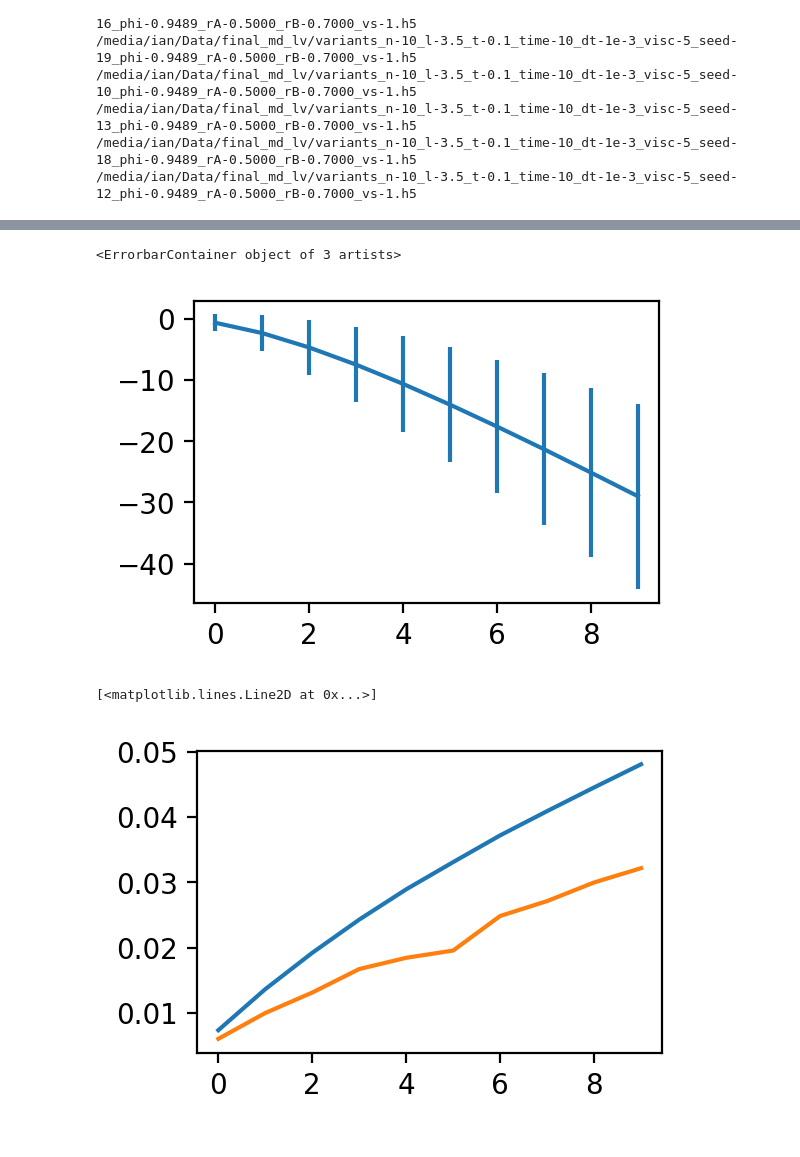
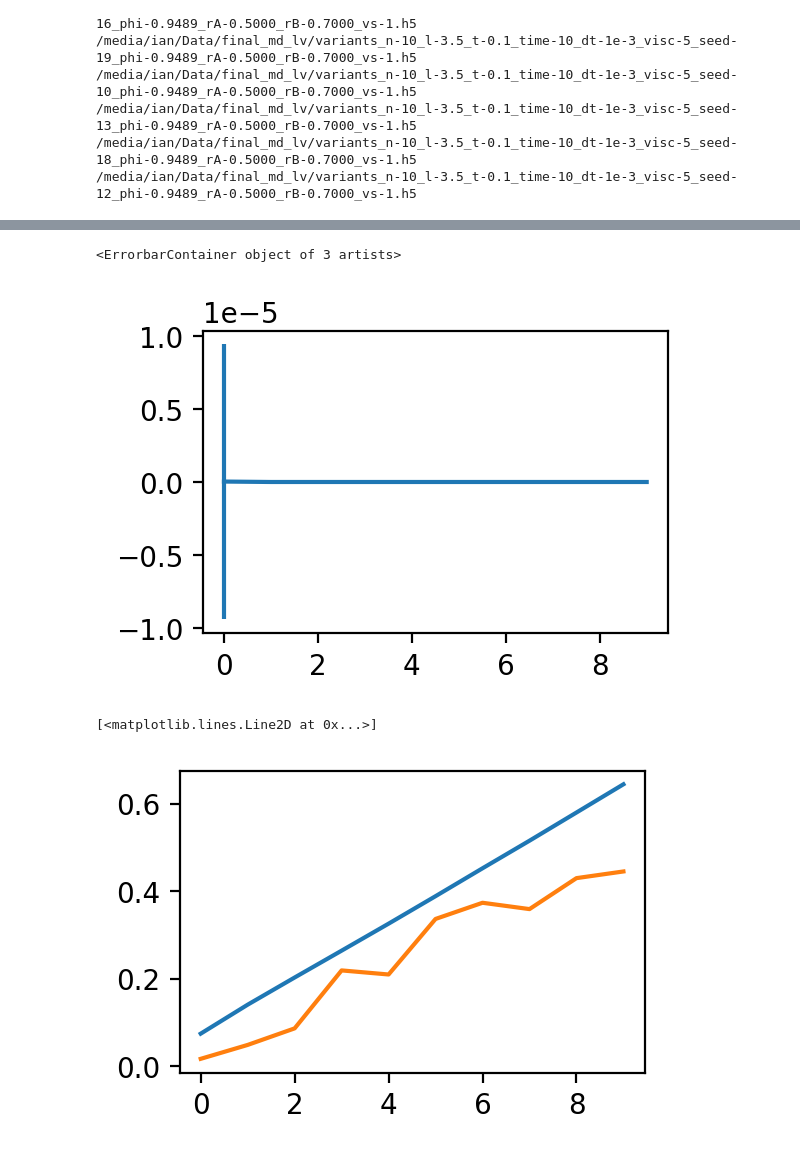
Before and after one commit to ianrgraham/md-lv, a Jupyter notebook: new_notebooks/check_h5.ipynb, the cells around one changed output, grey strips where cells are left out. Drawn from its saved outputs; the diff is of its cells as text; code cells hidden in the pictures.

```diff
--- a/new_notebooks/check_h5.ipynb
+++ b/new_notebooks/check_h5.ipynb
@@ -31,7 +31,7 @@ MSD_f = np.zeros(10)
 MSD_pred_f = np.zeros(10)
 Ibs = []
 
-var_idx = 0
+var_idx = 2
 
 M = 0
 
@@ -94,8 +105,10 @@ array([2.2899808 , 3.87030304, 5.02547752, 6.469129  , 6.82440278,
+# %%
+exp_Ibs = np.exp(Ibs)
 # %%
-plt.errorbar(x=np.arange(0,10), y=np.mean(Ibs, axis=0), yerr=np.std(Ibs, axis=0))
+plt.errorbar(x=np.arange(0,10), y=np.mean(exp_Ibs, axis=0), yerr=np.std(exp_Ibs, axis=0))
 # %% [output]
 <ErrorbarContainer object of 3 artists>
-[figure, old version]
+[figure, new version]
 # %%
 plt.plot(MSD)
 plt.plot(MSD_pred)
@@ -103,6 +116,6 @@ plt.plot(MSD_pred)
 # plt.xscale('log')
 # %% [output]
 [<matplotlib.lines.Line2D at 0x...>]
-[figure, old version]
+[figure, new version]
 # %%
 # plot prediction
```
Also changed, not shown: parts of 2 cells of this notebook, 1 other file.
